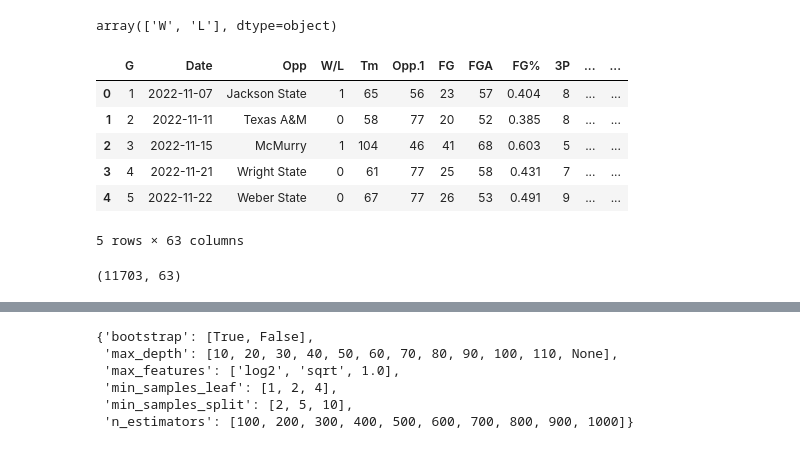
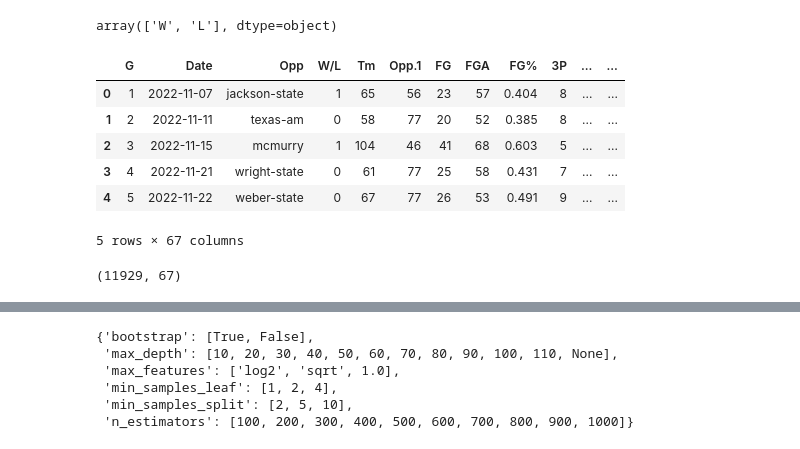
Before and after one commit to piercecappelli/NCAA-Mens-Basketball, a Jupyter notebook: College Basketball Modeling and Prediction.ipynb, the cells around one changed output, grey strips where cells are left out. Cells and saved outputs as stored; diff of their text form; code cells hidden in the pictures.

```diff
--- a/College Basketball Modeling and Prediction.ipynb
+++ b/College Basketball Modeling and Prediction.ipynb
@@ -92,2 +214,8 @@ full_data['DefRt.1'] = (full_data['Tm'] / full_data['POSS.1']) * 100
+# %%
+#creating overtime variable
+
+full_data_adv['OT'] = full_data_adv['W/L'].str.split().str[2].str[0:2]
+full_data_adv['OT'].fillna(0, inplace = True)
+full_data_adv['OT'].replace('OT', 1, inplace = True)
 # %%
 #examining outcome variable values
@@ -105,28 +227,28 @@ full_data['OT'].replace('OT', 1, inplace = True)
 # %%
 #removing extra text in win loss variable
-full_data['W/L'] = full_data['W/L'].str.split().str[0]
-full_data['W/L'].unique()
+full_data_adv['W/L'] = full_data_adv['W/L'].str.split().str[0]
+full_data_adv['W/L'].unique()
 # %% [output]
 array(['W', 'L'], dtype=object)
 # %%
 #Converting outcome variable from string to numeric
-full_data.replace({"W/L": {"W":1, "L":0}}, inplace = True)
+full_data_adv.replace({"W/L": {"W":1, "L":0}}, inplace = True)
 # %%
 #looking at cleaned data
-full_data.head()
+full_data_adv.head()
 # %% [output]
 |  | G | Date | Opp | W/L | Tm | Opp.1 | FG | FGA | FG% | 3P | ... | ... |
-| 0 | 1 | 2022-11-07 | Jackson State | 1 | 65 | 56 | 23 | 57 | 0.404 | 8 | ... | ... |
-| 1 | 2 | 2022-11-11 | Texas A&M | 0 | 58 | 77 | 20 | 52 | 0.385 | 8 | ... | ... |
-| 2 | 3 | 2022-11-15 | McMurry | 1 | 104 | 46 | 41 | 68 | 0.603 | 5 | ... | ... |
-| 3 | 4 | 2022-11-21 | Wright State | 0 | 61 | 77 | 25 | 58 | 0.431 | 7 | ... | ... |
-| 4 | 5 | 2022-11-22 | Weber State | 0 | 67 | 77 | 26 | 53 | 0.491 | 9 | ... | ... |
+| 0 | 1 | 2022-11-07 | jackson-state | 1 | 65 | 56 | 23 | 57 | 0.404 | 8 | ... | ... |
+| 1 | 2 | 2022-11-11 | texas-am | 0 | 58 | 77 | 20 | 52 | 0.385 | 8 | ... | ... |
+| 2 | 3 | 2022-11-15 | mcmurry | 1 | 104 | 46 | 41 | 68 | 0.603 | 5 | ... | ... |
+| 3 | 4 | 2022-11-21 | wright-state | 0 | 61 | 77 | 25 | 58 | 0.431 | 7 | ... | ... |
+| 4 | 5 | 2022-11-22 | weber-state | 0 | 67 | 77 | 26 | 53 | 0.491 | 9 | ... | ... |
-5 rows × 63 columns
+5 rows × 67 columns
 # %%
 #examining number of rows and columns of cleaned data
-full_data.shape
+full_data_adv.shape
 # %% [output]
-(11703, 63)
+(11929, 67)
 # %%
 #examining all variable types
 pd.options.display.max_rows = 70
```
Also changed, not shown: parts of 42 cells of this notebook, 1 other file.
